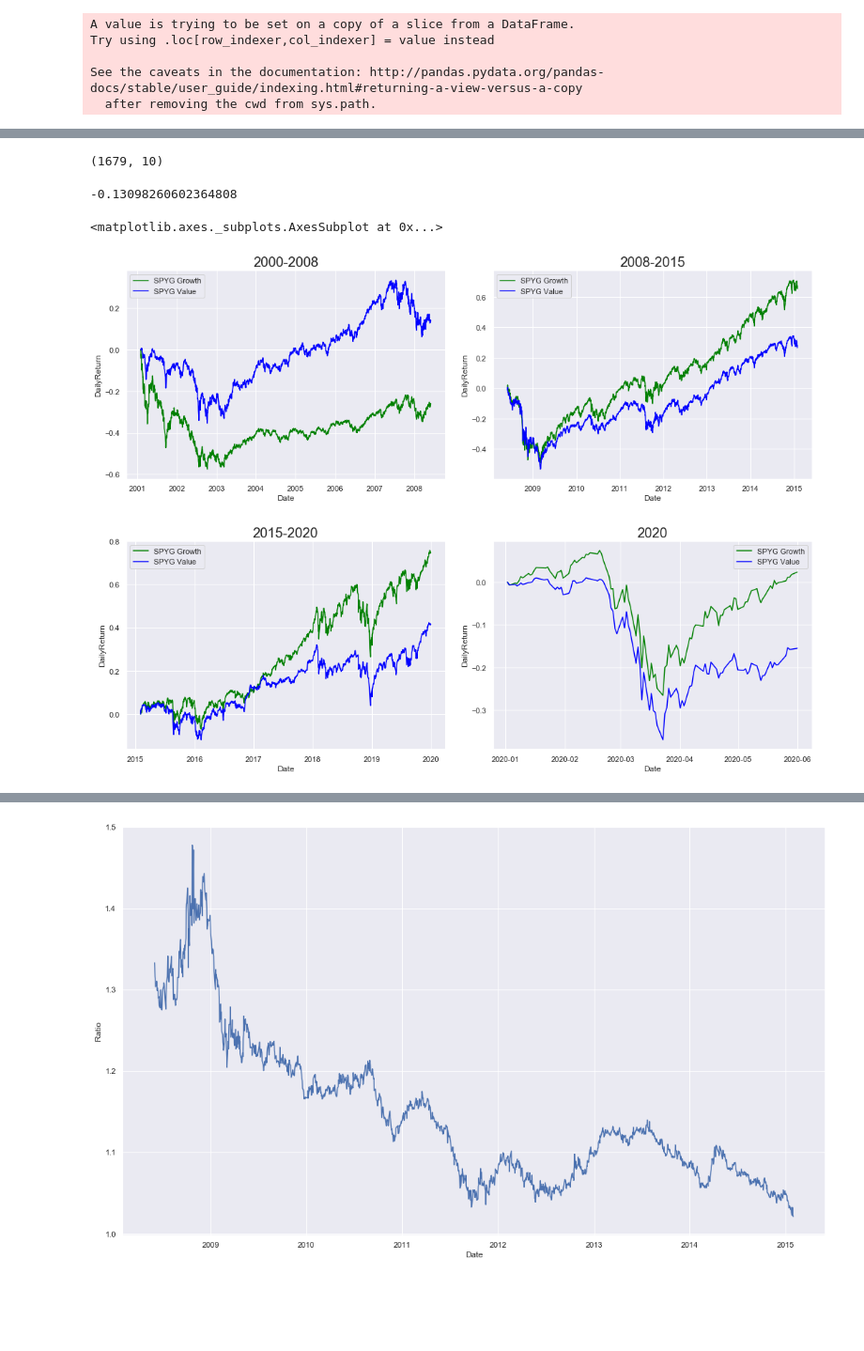
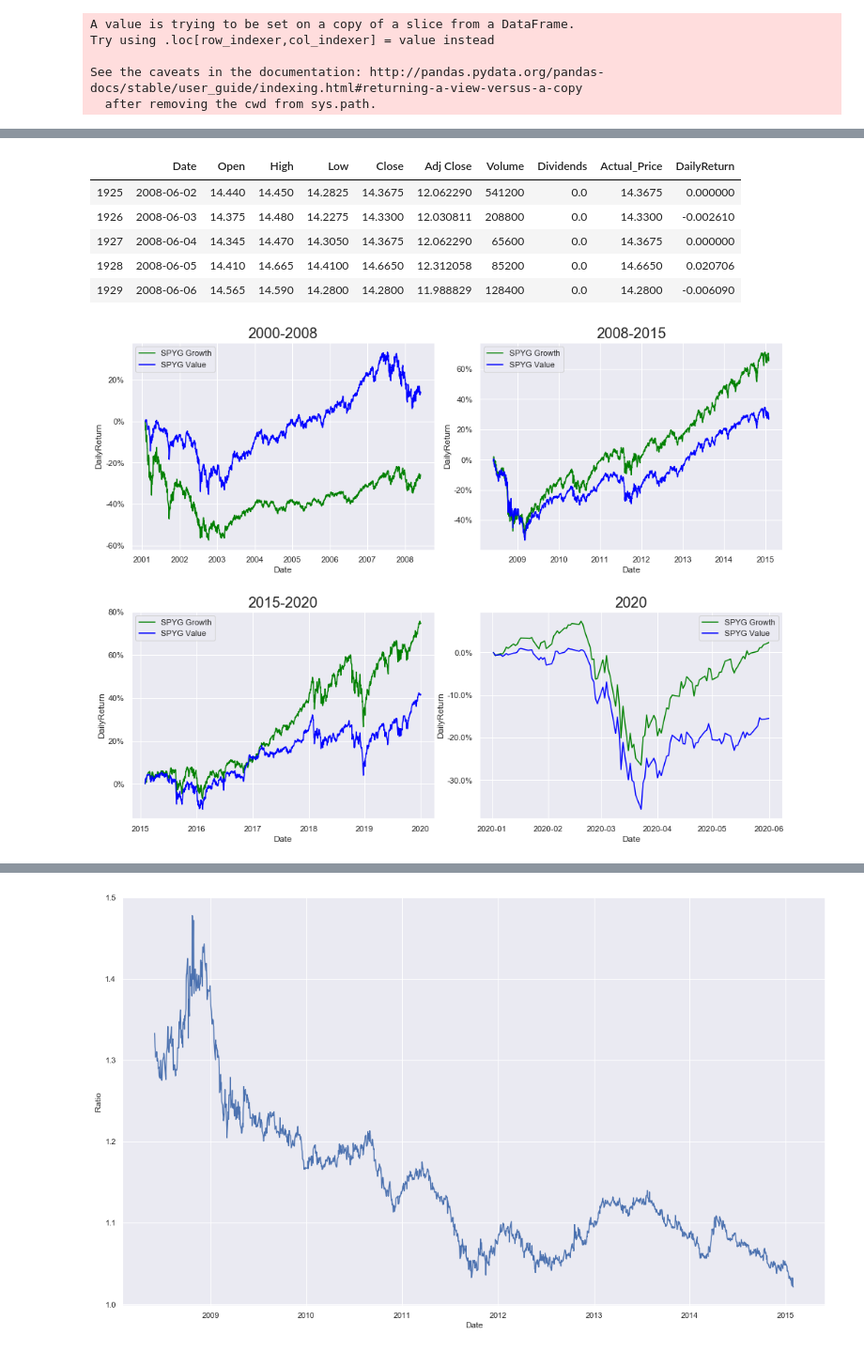
Before and after one commit to vikranttkumar/QuantitativeEasingEffects_Equities, a Jupyter notebook: Quantitative Easing Across Asset Classes.ipynb, the cells around one changed output, grey strips where cells are left out. Shown at 94% size. Drawn from its saved outputs; the diff is of its cells as text; code cells hidden in the pictures; blank space fills up the shorter version.

```diff
--- a/Quantitative Easing Across Asset Classes.ipynb
+++ b/Quantitative Easing Across Asset Classes.ipynb
@@ -471,32 +446,38 @@ T10_QE1.head()
 | 3 | 2008-06-05 | 1377.479980 | 1404.050049 | 1377.479980 | 1404.050049 | 1404.050049 | 4350790000 | 1404.050049 | 0.013264 | ... |
 | 4 | 2008-06-06 | 1400.060059 | 1400.060059 | 1359.900024 | 1360.680054 | 1360.680054 | 4771660000 | 1360.680054 | -0.018035 | ... |
 # %%
-SPYG_QE1.head
+SPYG_QE1.head()
 # %% [output]
-(1679, 10)
+|  | Date | Open | High | Low | Close | Adj Close | Volume | Dividends | Actual_Price | DailyReturn |
+| 1925 | 2008-06-02 | 14.440 | 14.450 | 14.2825 | 14.3675 | 12.062290 | 541200 | 0.0 | 14.3675 | 0.000000 |
+| 1926 | 2008-06-03 | 14.375 | 14.480 | 14.2275 | 14.3300 | 12.030811 | 208800 | 0.0 | 14.3300 | -0.002610 |
+| 1927 | 2008-06-04 | 14.345 | 14.470 | 14.3050 | 14.3675 | 12.062290 | 65600 | 0.0 | 14.3675 | 0.000000 |
+| 1928 | 2008-06-05 | 14.410 | 14.665 | 14.4100 | 14.6650 | 12.312058 | 85200 | 0.0 | 14.6650 | 0.020706 |
+| 1929 | 2008-06-06 | 14.565 | 14.590 | 14.2800 | 14.2800 | 11.988829 | 128400 | 0.0 | 14.2800 | -0.006090 |
 # %%
-pas.sharpe_ratio(T10_QE1['DailyReturn_x'],0.02)
+#pas.sharpe_ratio(T10_QE1['DailyReturn_x'],0.02)
-# %% [output]
--0.13098260602364808
 # %%
 sns.set(rc={'figure.figsize':(16,12)})
 fig = plt.figure()
 fig.subplots_adjust(hspace=0.3, wspace=0.15)
 ax = fig.add_subplot(2, 2, 1)
 sns.lineplot(x='Date', y='DailyReturn', data=SPYG_QT0, ax=ax, color='green', label='SPYG Growth').set_title('2000-2008', size=20)
 sns.lineplot(x='Date', y='DailyReturn', data=SPYV_QT0, ax=ax, color='blue', label='SPYG Value')
+ax.yaxis.set_major_formatter(mtick.PercentFormatter(1.0))
 ax = fig.add_subplot(2, 2, 2)
 sns.lineplot(x='Date', y='DailyReturn', data=SPYG_QE1, ax=ax, color='green', label='SPYG Growth').set_title('2008-2015', size=20)
 sns.lineplot(x='Date', y='DailyReturn', data=SPYV_QE1, ax=ax, color='blue', label='SPYG Value')
+ax.yaxis.set_major_formatter(mtick.PercentFormatter(1.0))
 ax = fig.add_subplot(2, 2, 3)
 sns.lineplot(x='Date', y='DailyReturn', data=SPYG_QT1, ax=ax, color='green', label='SPYG Growth').set_title('2015-2020', size=20)
 sns.lineplot(x='Date', y='DailyReturn', data=SPYV_QT1, ax=ax, color='blue', label='SPYG Value')
+ax.yaxis.set_major_formatter(mtick.PercentFormatter(1.0))
 ax = fig.add_subplot(2, 2, 4)
 sns.lineplot(x='Date', y='DailyReturn', data=SPYG_QE2, ax=ax, color='green', label='SPYG Growth').set_title('2020', size=20)
 sns.lineplot(x='Date', y='DailyReturn', data=SPYV_QE2, ax=ax, color='blue', label='SPYG Value')
+ax.yaxis.set_major_formatter(mtick.PercentFormatter(1.0))
 # %% [output]
-<matplotlib.axes._subplots.AxesSubplot at 0x...>
-[figure, old version]
+[figure, new version]
 # %%
 sns.set(rc={'figure.figsize':(16,10)})
 fig,ax = plt.subplots()
```
Also changed, not shown: parts of 21 cells of this notebook.
